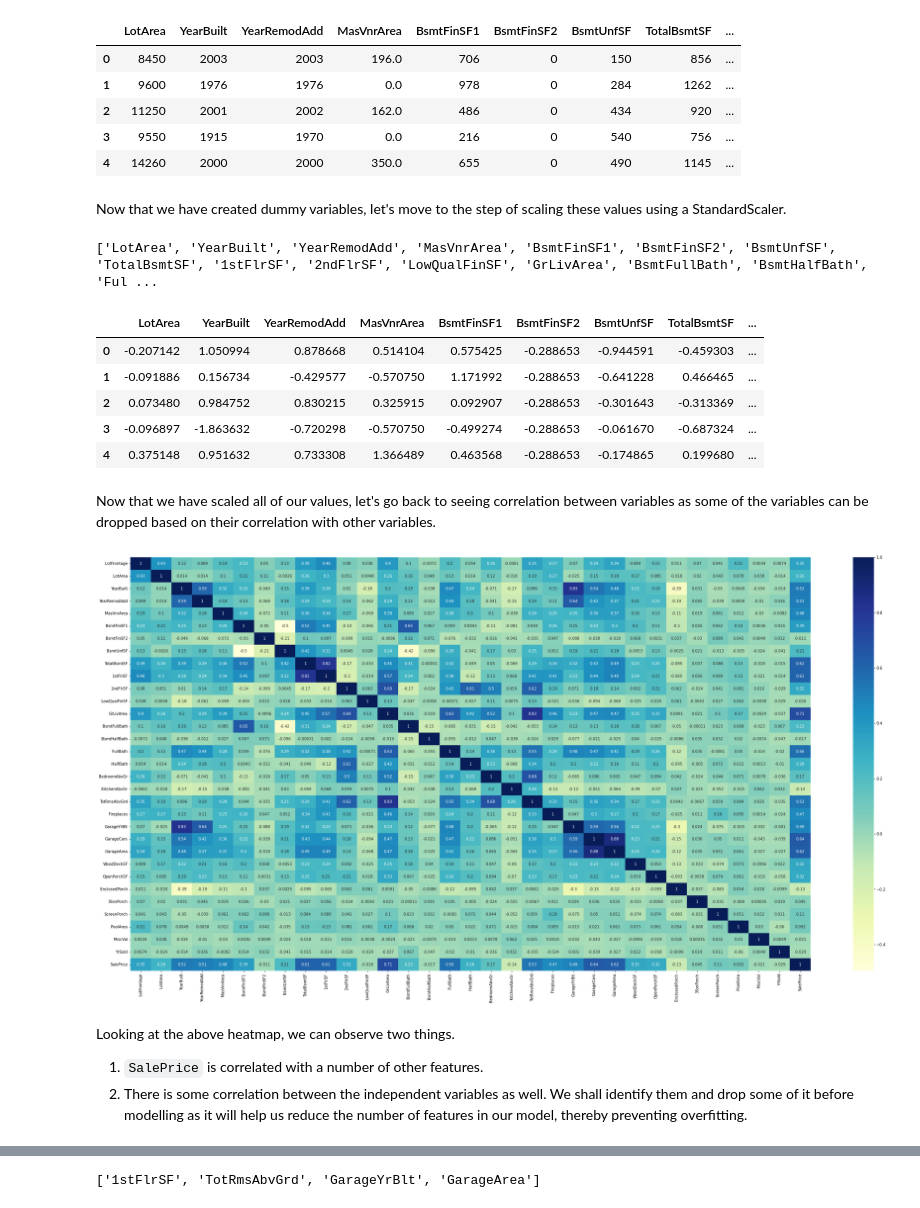
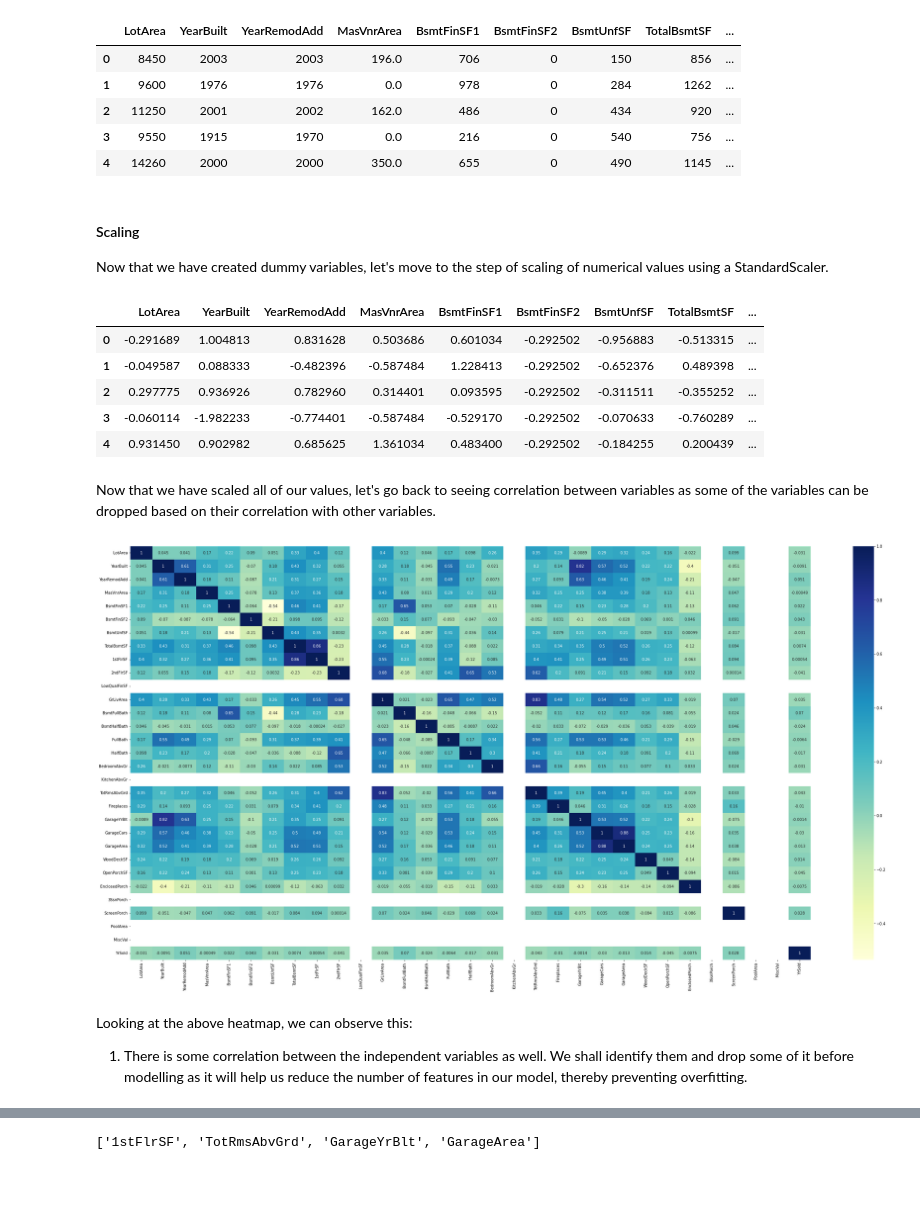
Before and after one commit to badribnarayanan/iiit-pgdml, a Jupyter notebook: AdvancedRegression/advancedregression.ipynb, the cells around one changed output, grey strips where cells are left out. Cells and saved outputs as stored; diff of their text form; code cells hidden in the pictures; blank space fills up the shorter version.

````diff
--- a/AdvancedRegression/advancedregression.ipynb
+++ b/AdvancedRegression/advancedregression.ipynb
@@ -486,3 +488,15 @@ We now have non-null values in all the columns. Let's proceed to perform the oth
+# %%
+def remove_outliers(dtf, numl_list):
+    for j in numl_list:
+        Q1 = dtf[j].quantile(0.05)
+        Q3 = dtf[j].quantile(0.95)
+        IQR = Q3 - Q1
+        dtf = dtf[(dtf[j] >= Q1-2.5*IQR) & (dtf[j] <= Q3+2.5*IQR)]
+    return dtf
+# %%
+housing_num = housing_na.select_dtypes(include = ['float64','int64'])
+housing_num_list =list(housing_num.columns)
+housing_na = remove_outliers(housing_na,housing_num_list)
 # %% [markdown]
 #### Dummy variable creation
 # %%
@@ -575,33 +589,34 @@ X.head()
 | 3 | 9550 | 1915 | 1970 | 0.0 | 216 | 0 | 540 | 756 | ... |
 | 4 | 14260 | 2000 | 2000 | 350.0 | 655 | 0 | 490 | 1145 | ... |
 # %% [markdown]
-Now that we have created dummy variables, let's move to the step of scaling these values using a StandardScaler.
+#### Scaling
+Now that we have created dummy variables, let's move to the step of scaling of numerical values using a StandardScaler.
 # %%
 from sklearn.preprocessing import StandardScaler
 
 scaler = StandardScaler()
-cols = X.columns.to_list()
-print(cols)
-X[cols] = scaler.fit_transform(X[cols])
+
+X_num = X.select_dtypes(include = ['float64','int64'])
+X_num_list =list(X_num.columns)
+
+X[X_num_list] = scaler.fit_transform(X[X_num_list])
 X.head()
 # %% [output]
-['LotArea', 'YearBuilt', 'YearRemodAdd', 'MasVnrArea', 'BsmtFinSF1', 'BsmtFinSF2', 'BsmtUnfSF', 'TotalBsmtSF', '1stFlrSF', '2ndFlrSF', 'LowQualFinSF', 'GrLivArea', 'BsmtFullBath', 'BsmtHalfBath', 'Ful ...
 |  | LotArea | YearBuilt | YearRemodAdd | MasVnrArea | BsmtFinSF1 | BsmtFinSF2 | BsmtUnfSF | TotalBsmtSF | ... |
-| 0 | -0.207142 | 1.050994 | 0.878668 | 0.514104 | 0.575425 | -0.288653 | -0.944591 | -0.459303 | ... |
-| 1 | -0.091886 | 0.156734 | -0.429577 | -0.570750 | 1.171992 | -0.288653 | -0.641228 | 0.466465 | ... |
-| 2 | 0.073480 | 0.984752 | 0.830215 | 0.325915 | 0.092907 | -0.288653 | -0.301643 | -0.313369 | ... |
-| 3 | -0.096897 | -1.863632 | -0.720298 | -0.570750 | -0.499274 | -0.288653 | -0.061670 | -0.687324 | ... |
-| 4 | 0.375148 | 0.951632 | 0.733308 | 1.366489 | 0.463568 | -0.288653 | -0.174865 | 0.199680 | ... |
+| 0 | -0.291689 | 1.004813 | 0.831628 | 0.503686 | 0.601034 | -0.292502 | -0.956883 | -0.513315 | ... |
+| 1 | -0.049587 | 0.088333 | -0.482396 | -0.587484 | 1.228413 | -0.292502 | -0.652376 | 0.489398 | ... |
+| 2 | 0.297775 | 0.936926 | 0.782960 | 0.314401 | 0.093595 | -0.292502 | -0.311511 | -0.355252 | ... |
+| 3 | -0.060114 | -1.982233 | -0.774401 | -0.587484 | -0.529170 | -0.292502 | -0.070633 | -0.760289 | ... |
+| 4 | 0.931450 | 0.902982 | 0.685625 | 1.361034 | 0.483400 | -0.292502 | -0.184255 | 0.200439 | ... |
 # %% [markdown]
 Now that we have scaled all of our values, let's go back to seeing correlation between variables as some of the variables can be dropped based on their correlation with other variables.
 # %%
 plt.figure(figsize = (40, 20))
-sns.heatmap(housing_num_fil.corr(), annot = True, cmap="YlGnBu")
+sns.heatmap(X_num.corr(), annot = True, cmap="YlGnBu")
 plt.show()
 # %% [output]
-[figure, old version]
+[figure, new version]
 # %% [markdown]
-Looking at the above heatmap, we can observe two things.
-1. ```SalePrice``` is correlated with a number of other features.
-2. There is some correlation between the independent variables as well. We shall identify them and drop some of it before modelling as it will help us reduce the number of features in our model, thereby preventing overfitting.
+Looking at the above heatmap, we can observe this:
+1. There is some correlation between the independent variables as well. We shall identify them and drop some of it before modelling as it will help us reduce the number of features in our model, thereby preventing overfitting.
 # %%
````
Also changed, not shown: parts of 61 cells of this notebook.
